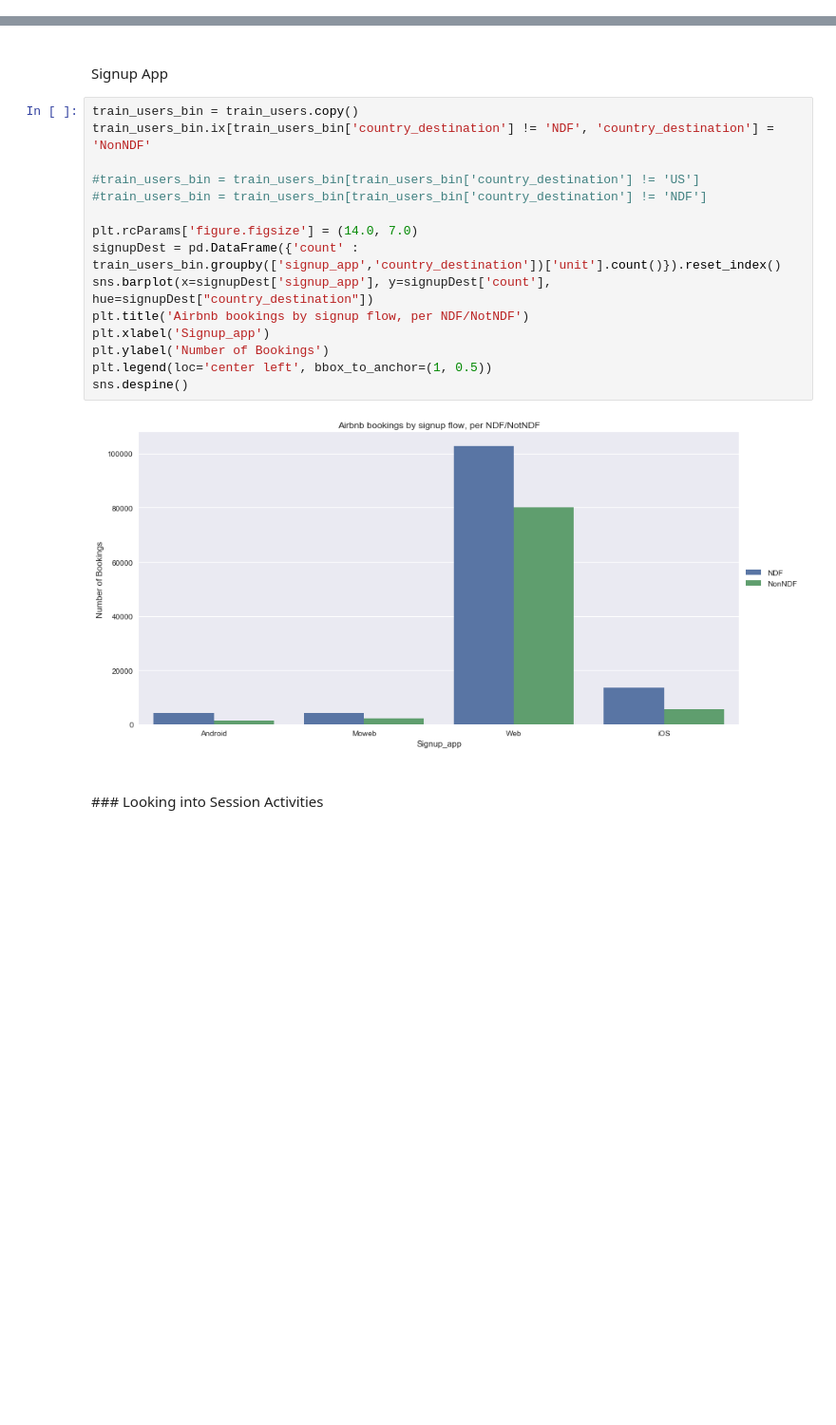
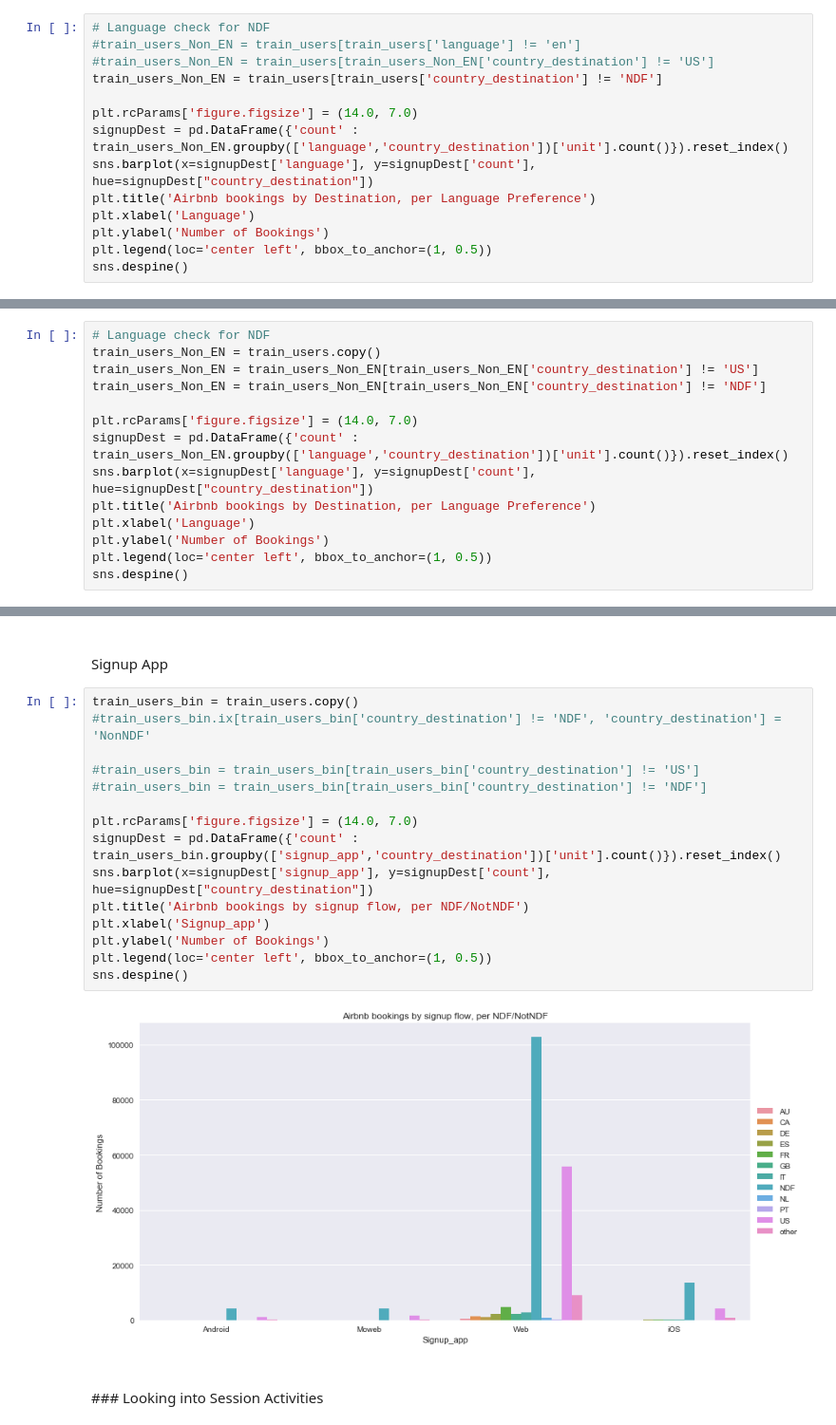
Before and after one commit to bhedayat/258-Assignment-2, a Jupyter notebook: DataExploration/DataExploration_a3rao.ipynb, the cells around one changed output, grey strips where cells are left out. Shown at 95% size. Drawn from its saved outputs; the diff is of its cells as text; blank space fills up the shorter version.

```diff
--- a/DataExploration/DataExploration_a3rao.ipynb
+++ b/DataExploration/DataExploration_a3rao.ipynb
@@ -210,0 +207,14 @@ Again, all of this only seems to re-emphasize the popularity of US as a destinat
+# %%
+# Language check for NDF
+#train_users_Non_EN = train_users[train_users['language'] != 'en']
+#train_users_Non_EN = train_users[train_users_Non_EN['country_destination'] != 'US']
+train_users_Non_EN = train_users[train_users['country_destination'] != 'NDF']
+
+plt.rcParams['figure.figsize'] = (14.0, 7.0)
+signupDest = pd.DataFrame({'count' : train_users_Non_EN.groupby(['language','country_destination'])['unit'].count()}).reset_index()
+sns.barplot(x=signupDest['language'], y=signupDest['count'], hue=signupDest["country_destination"])
+plt.title('Airbnb bookings by Destination, per Language Preference')
+plt.xlabel('Language')
+plt.ylabel('Number of Bookings')
+plt.legend(loc='center left', bbox_to_anchor=(1, 0.5))
+sns.despine()
@@ -210,0 +223,14 @@ Again, all of this only seems to re-emphasize the popularity of US as a destinat
+# %%
+# Language check for NDF
+train_users_Non_EN = train_users.copy()
+train_users_Non_EN = train_users_Non_EN[train_users_Non_EN['country_destination'] != 'US']
+train_users_Non_EN = train_users_Non_EN[train_users_Non_EN['country_destination'] != 'NDF']
+
+plt.rcParams['figure.figsize'] = (14.0, 7.0)
+signupDest = pd.DataFrame({'count' : train_users_Non_EN.groupby(['language','country_destination'])['unit'].count()}).reset_index()
+sns.barplot(x=signupDest['language'], y=signupDest['count'], hue=signupDest["country_destination"])
+plt.title('Airbnb bookings by Destination, per Language Preference')
+plt.xlabel('Language')
+plt.ylabel('Number of Bookings')
+plt.legend(loc='center left', bbox_to_anchor=(1, 0.5))
+sns.despine()
@@ -365,21 +393,21 @@ sns.despine()
 Signup App
 # %%
 train_users_bin = train_users.copy()
-train_users_bin.ix[train_users_bin['country_destination'] != 'NDF', 'country_destination'] = 'NonNDF'
+#train_users_bin.ix[train_users_bin['country_destination'] != 'NDF', 'country_destination'] = 'NonNDF'
 
 #train_users_bin = train_users_bin[train_users_bin['country_destination'] != 'US']
 #train_users_bin = train_users_bin[train_users_bin['country_destination'] != 'NDF']
 
 plt.rcParams['figure.figsize'] = (14.0, 7.0)
 signupDest = pd.DataFrame({'count' : train_users_bin.groupby(['signup_app','country_destination'])['unit'].count()}).reset_index()
 sns.barplot(x=signupDest['signup_app'], y=signupDest['count'], hue=signupDest["country_destination"])
 plt.title('Airbnb bookings by signup flow, per NDF/NotNDF')
 plt.xlabel('Signup_app')
 plt.ylabel('Number of Bookings')
 plt.legend(loc='center left', bbox_to_anchor=(1, 0.5))
 sns.despine()
 # %% [output]
-[figure, old version]
+[figure, new version]
 # %% [markdown]
 <br/>
 ### Looking into Session Activities
```
Also changed, not shown: parts of 12 cells of this notebook, 1 other file.
